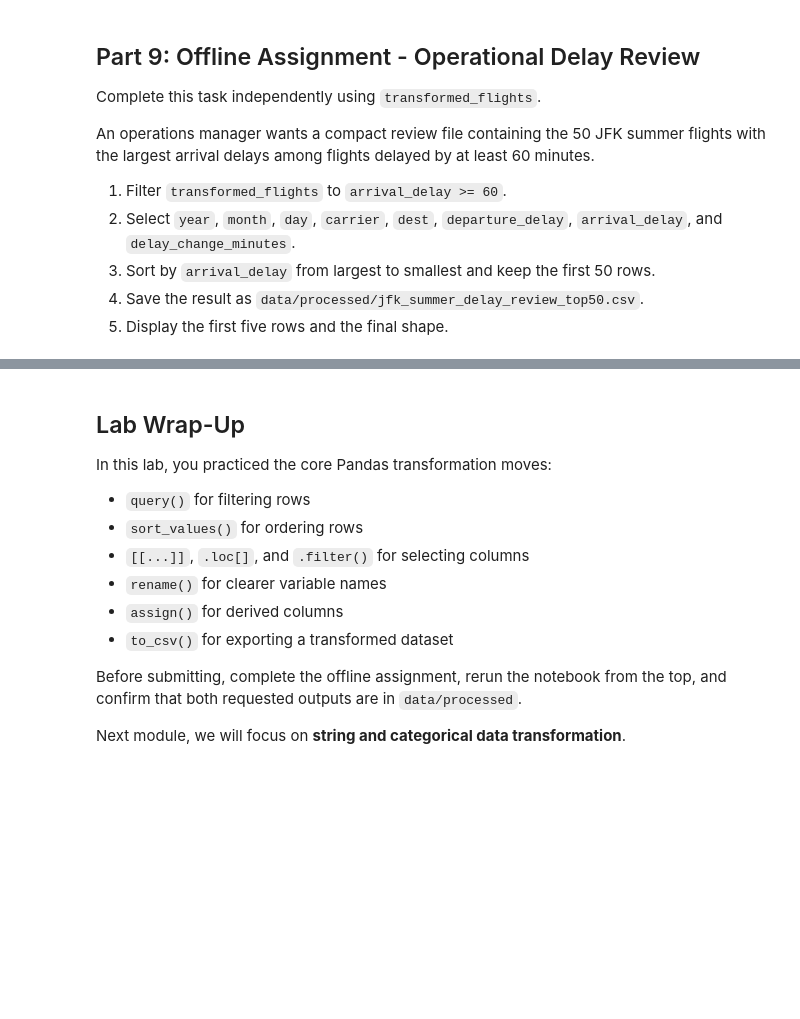
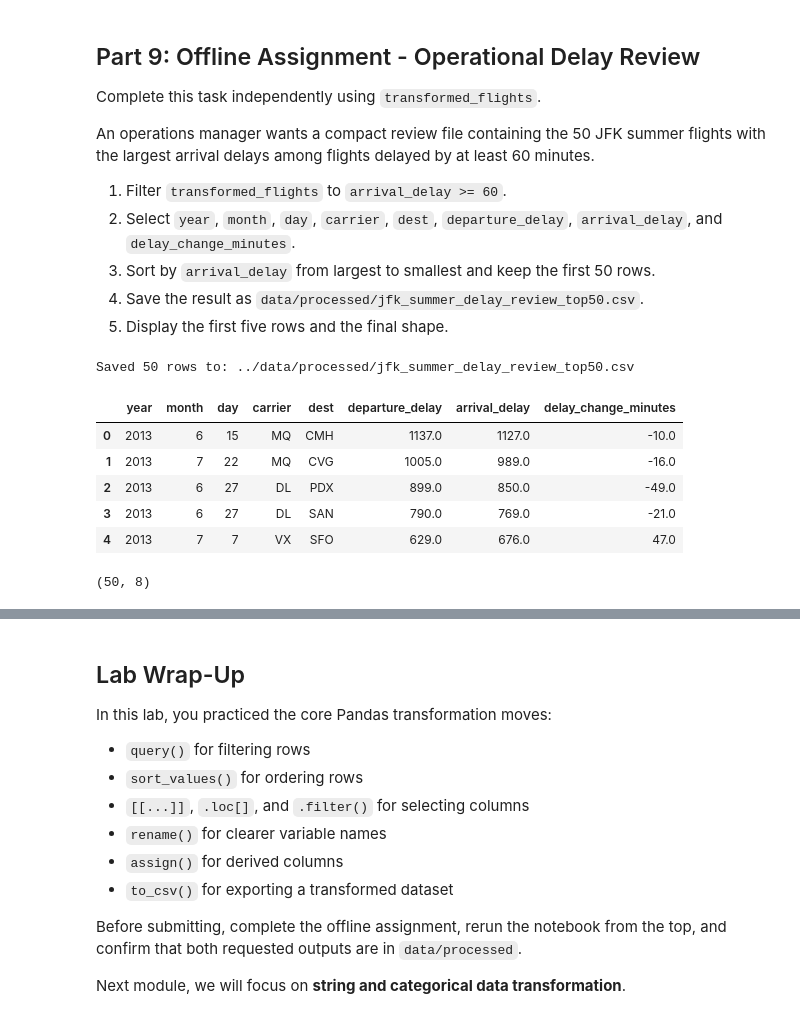
Before and after one commit to MFUTSA/ban6003-week-05-06-pandas-transformation-Matthew-Flores, a Jupyter notebook: notebooks/module5_basic_transformation_guided_lab.ipynb, the cells around one changed output, grey strips where cells are left out. Saved outputs shown, nothing was run; the diff lists cells and outputs as text; code cells hidden in the pictures; blank space fills up the shorter version.

```diff
--- a/notebooks/module5_basic_transformation_guided_lab.ipynb
+++ b/notebooks/module5_basic_transformation_guided_lab.ipynb
@@ -614,8 +826,43 @@ An operations manager wants a compact review file containing the 50 JFK summer f
 # %%
 # Offline Assignment - Your code here
 # Suggested sequence:
 # 1. Use .query() for the delay condition.
 # 2. Select the eight requested columns with [[...]].
 # 3. Use .sort_values(..., ascending=False).head(50).
 # 4. Save with output_dir / "jfk_summer_delay_review_top50.csv".
 # Build a DataFrame named jfk_summer_delay_review.
+
+# My answers
+# AI showed me how to do method chaining earlier in the lesson so I utilized that here.
+
+jfk_summer_delay_review_top50 = (
+        transformed_flights
+        .query("arrival_delay >= 60") #1
+        [["year", "month", "day","carrier", "dest", "departure_delay", "arrival_delay", "delay_change_minutes"]] #2
+        .sort_values("arrival_delay", ascending = False) #3.1
+        .head(50) #3.2
+)
+
+#checking to verify there are 50 rows with 8 columns.
+jfk_summer_delay_review_top50.shape
+
+#5 Saving to CSV
+output_path = output_dir / "jfk_summer_delay_review_top50.csv"
+jfk_summer_delay_review_top50.to_csv(output_path, index=False)
+print(f"Saved {len(jfk_summer_delay_review_top50):,} rows to: {output_path}")
+
+#6 Create flight_efficiency with air_time and distance
+jfk_summer_delay_review = jfk_summer_delay_review_top50.copy()
+
+#7 display top 5 rows of jfk_summer_delay_review and the shape.
+display(jfk_summer_delay_review.head(5))
+jfk_summer_delay_review.shape
+# %% [output]
+Saved 50 rows to: ../data/processed/jfk_summer_delay_review_top50.csv
+|  | year | month | day | carrier | dest | departure_delay | arrival_delay | delay_change_minutes |
+| 0 | 2013 | 6 | 15 | MQ | CMH | 1137.0 | 1127.0 | -10.0 |
+| 1 | 2013 | 7 | 22 | MQ | CVG | 1005.0 | 989.0 | -16.0 |
+| 2 | 2013 | 6 | 27 | DL | PDX | 899.0 | 850.0 | -49.0 |
+| 3 | 2013 | 6 | 27 | DL | SAN | 790.0 | 769.0 | -21.0 |
+| 4 | 2013 | 7 | 7 | VX | SFO | 629.0 | 676.0 | 47.0 |
+(50, 8)
```
Also changed, not shown: parts of 26 cells of this notebook, 2 other files.
